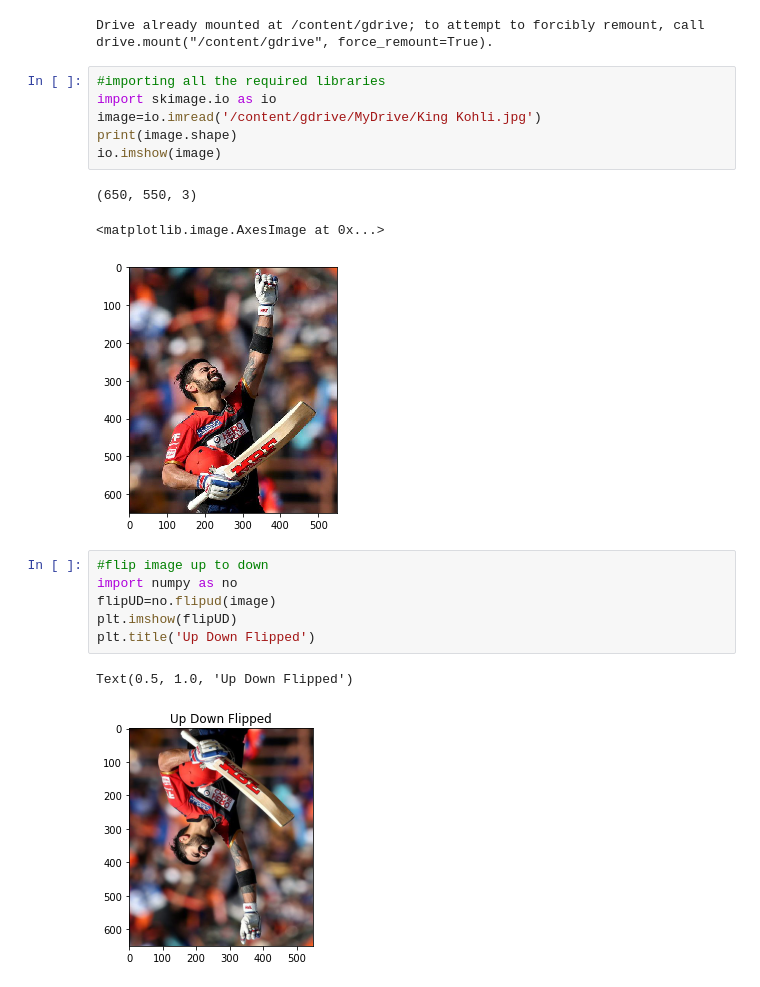
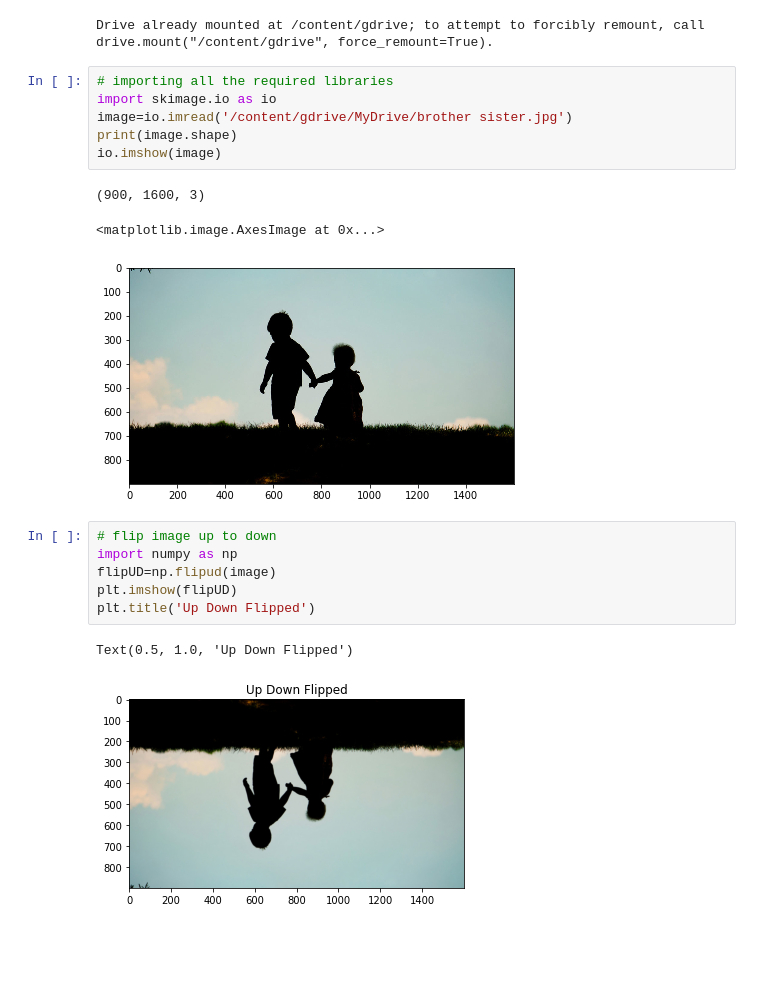
Before and after one commit to bhavanaseelam/FMML_COURSE_ASSIGNMENT, a Jupyter notebook: FMML_Aug22_M1Lab3_Terms&Metrics.ipynb, the cells around one changed output. Cells and saved outputs as stored; diff of their text form; blank space fills up the shorter version.

```diff
--- a/FMML_Aug22_M1Lab3_Terms&Metrics.ipynb
+++ b/FMML_Aug22_M1Lab3_Terms&Metrics.ipynb
@@ -604,21 +600,21 @@ drive.mount('/content/gdrive')
 # %% [output]
 Drive already mounted at /content/gdrive; to attempt to forcibly remount, call drive.mount("/content/gdrive", force_remount=True).
 # %%
-#importing all the required libraries
+# importing all the required libraries
 import skimage.io as io
-image=io.imread('/content/gdrive/MyDrive/King Kohli.jpg')
+image=io.imread('/content/gdrive/MyDrive/brother sister.jpg')
 print(image.shape)
 io.imshow(image)
 # %% [output]
-(650, 550, 3)
+(900, 1600, 3)
 <matplotlib.image.AxesImage at 0x...>
-[figure, old version]
+[figure, new version]
 # %%
-#flip image up to down
-import numpy as no
-flipUD=no.flipud(image)
+# flip image up to down
+import numpy as np
+flipUD=np.flipud(image)
 plt.imshow(flipUD)
 plt.title('Up Down Flipped')
 # %% [output]
 Text(0.5, 1.0, 'Up Down Flipped')
-[figure, old version]
+[figure, new version]
```
Also changed, not shown: parts of 15 cells of this notebook.
